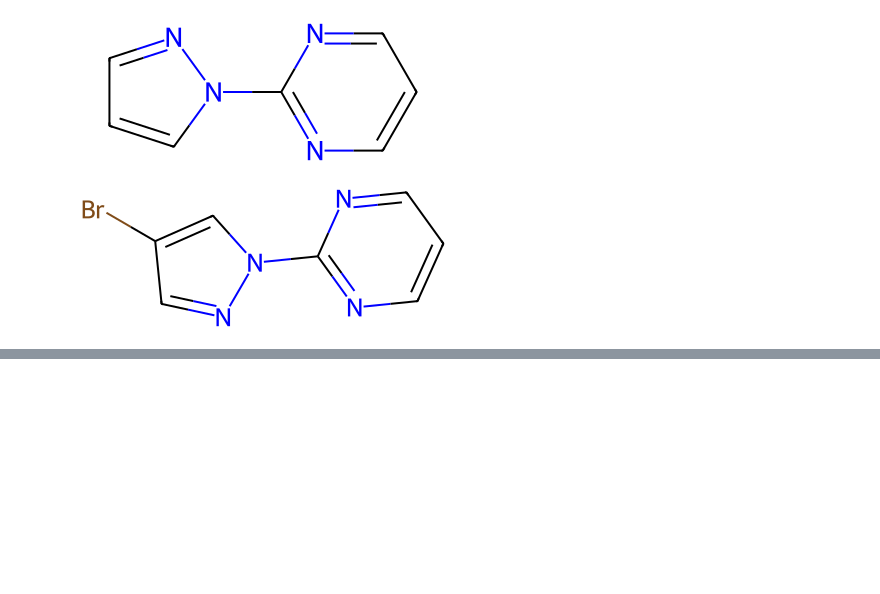
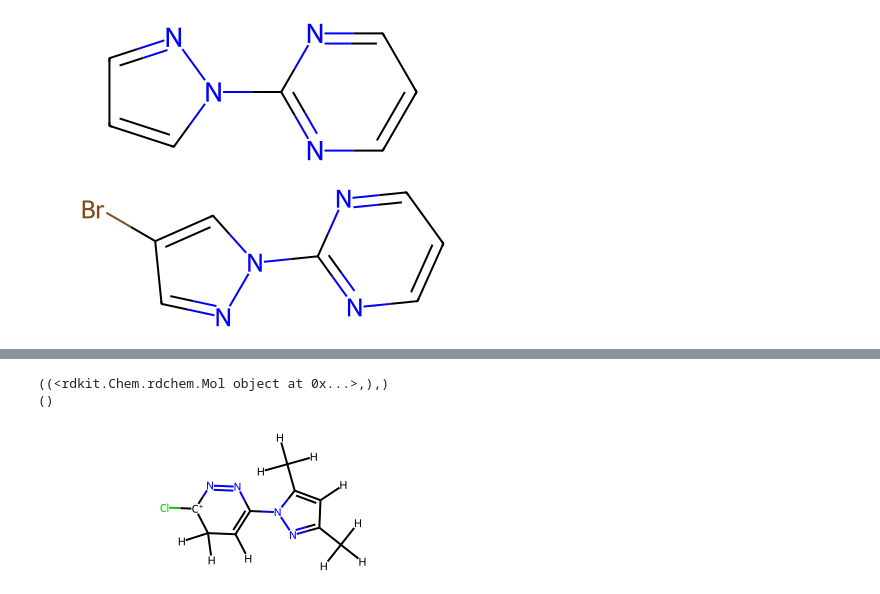
Before and after one commit to rhjvanworkum/virtual_reactions, a Jupyter notebook: Untitled.ipynb, the cells around one changed output, grey strips where cells are left out. Cells and saved outputs as stored; diff of their text form; code cells hidden in the pictures; blank space fills up the shorter version.

```diff
--- a/Untitled.ipynb
+++ b/Untitled.ipynb
@@ -75,0 +150,28 @@ Chem.MolFromSmiles('Brc1cnn(-c2ncccn2)c1')
+# %%
+# reac = EASReaction(df['substrates'].values[idx], df['products'].values[idx])
+# reac.transition_state.rdkit_mol
+
+product_smiles = df['products'].values[idx]
+
+rxns = [
+    AllChem.ReactionFromSmarts('[C,c:1](Br)=[C,c:2]>>[C,c:1]-[C+,c+:2]'),
+    AllChem.ReactionFromSmarts('[C,c:1](Br)=[N,n:2]>>[C,c:1]-[NH0+,nH0+:2]')
+]
+
+product_mol = Chem.MolFromSmiles(product_smiles)
+Chem.Kekulize(product_mol, clearAromaticFlags=True)
+
+products = []
+for rxn in rxns:
+    print(rxn.RunReactants((product_mol,)))
+    for p in rxn.RunReactants((product_mol,)):
+        products.append(p[0])
+
+product = products[0]
+Chem.SanitizeMol(product)
+product = Chem.AddHs(product)
+product
+# %% [output]
+((<rdkit.Chem.rdchem.Mol object at 0x...>,),)
+()
+[figure, added]
```
Also changed, not shown: parts of 7 cells of this notebook, 19 other files.
